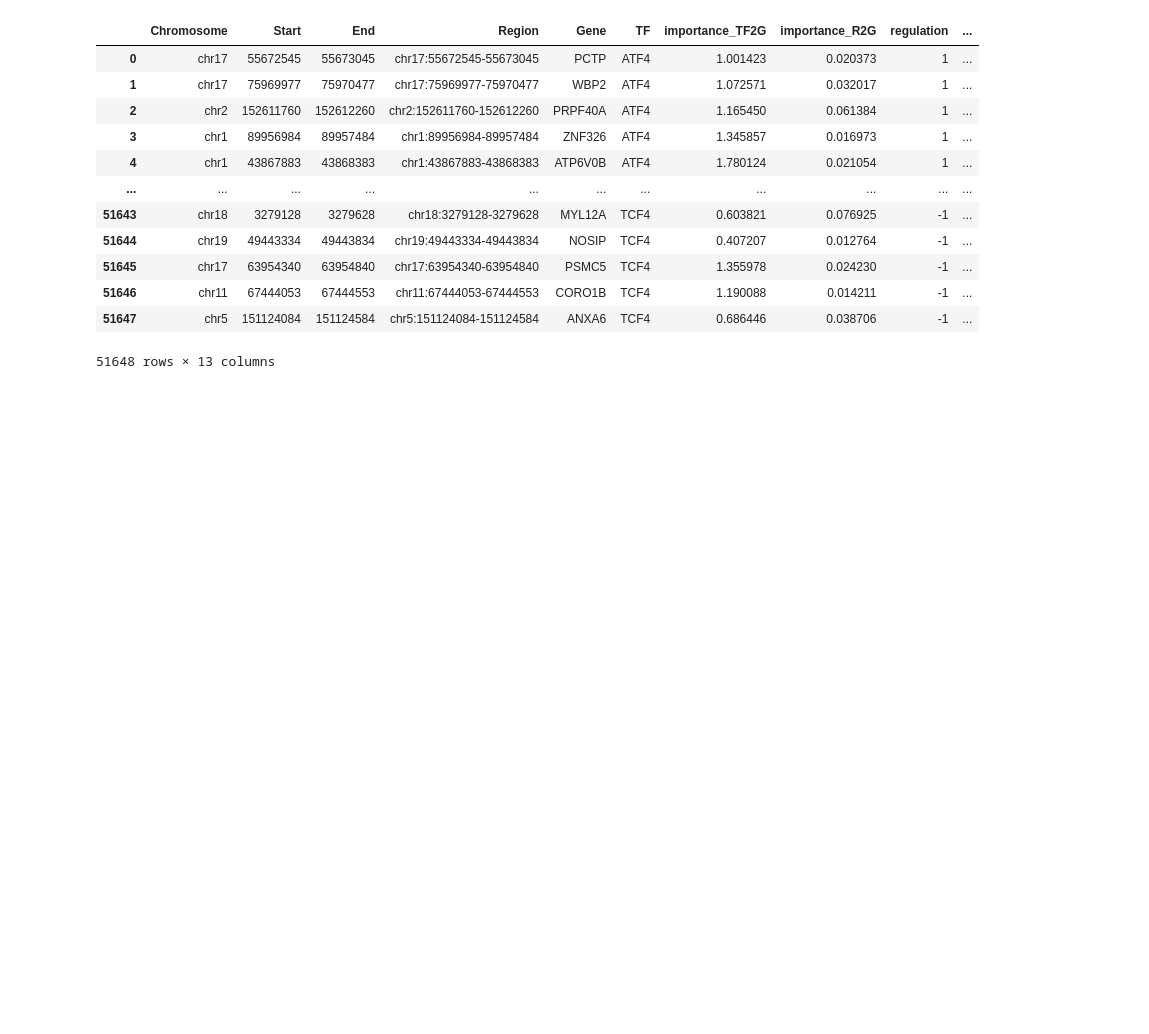
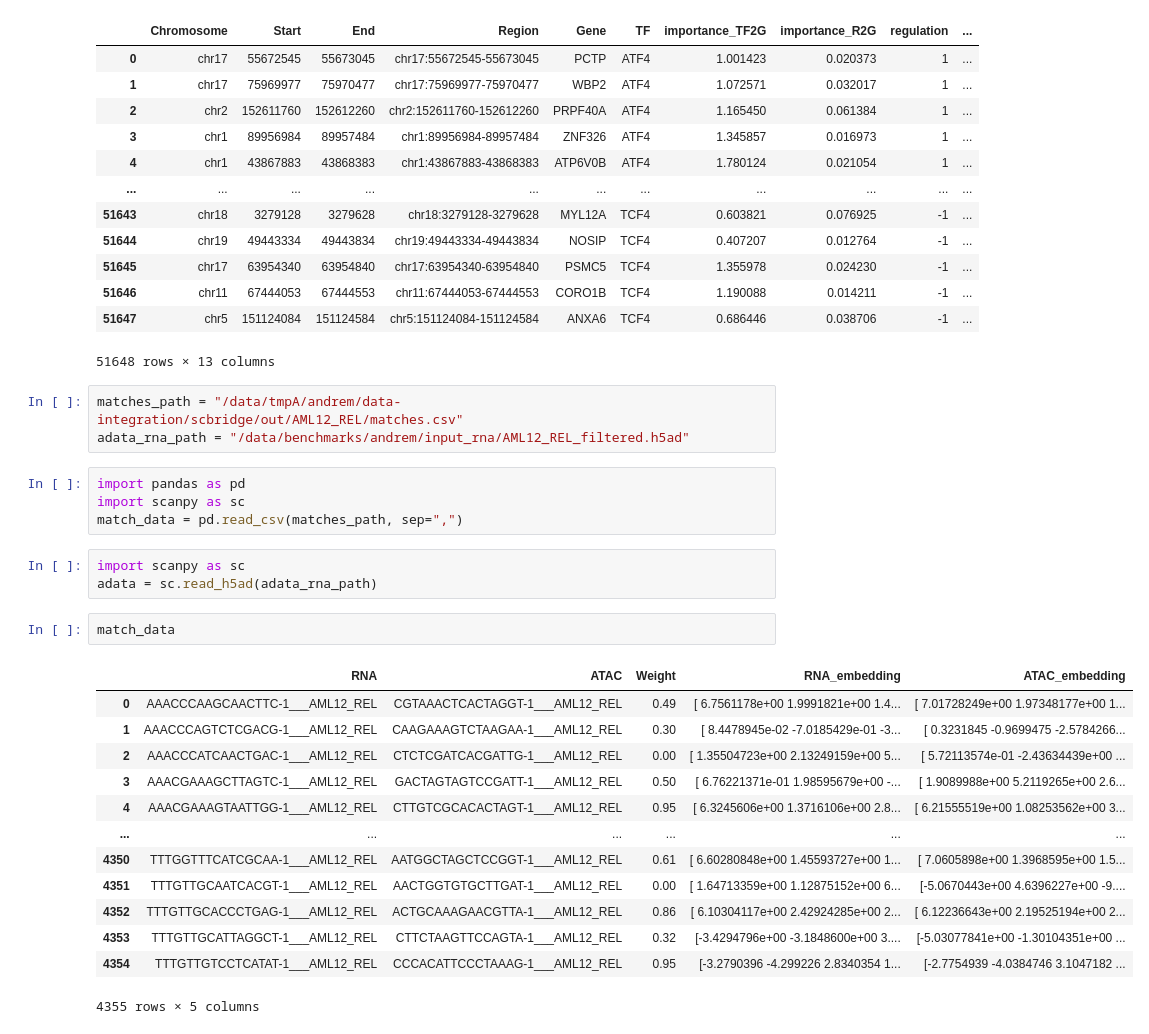
Before and after one commit to Andrew1708/GRN-project, a Jupyter notebook: workflow/notebooks/test_tmp.ipynb, the cells around one changed output. Drawn from its saved outputs; the diff is of its cells as text; blank space fills up the shorter version.

```diff
--- a/workflow/notebooks/test_tmp.ipynb
+++ b/workflow/notebooks/test_tmp.ipynb
@@ -339,3 +339,29 @@ grn_inferred
 | 51646 | chr11 | 67444053 | 67444553 | chr11:67444053-67444553 | CORO1B | TCF4 | 1.190088 | 0.014211 | -1 | ... |
 | 51647 | chr5 | 151124084 | 151124584 | chr5:151124084-151124584 | ANXA6 | TCF4 | 0.686446 | 0.038706 | -1 | ... |
 51648 rows × 13 columns
+# %%
+matches_path = "/data/tmpA/andrem/data-integration/scbridge/out/AML12_REL/matches.csv"
+adata_rna_path = "/data/benchmarks/andrem/input_rna/AML12_REL_filtered.h5ad"
+# %%
+import pandas as pd
+import scanpy as sc
+match_data = pd.read_csv(matches_path, sep=",")
+# %%
+import scanpy as sc
+adata = sc.read_h5ad(adata_rna_path)
+# %%
+match_data
+# %% [output]
+|  | RNA | ATAC | Weight | RNA_embedding | ATAC_embedding |
+| 0 | AAACCCAAGCAACTTC-1___AML12_REL | CGTAAACTCACTAGGT-1___AML12_REL | 0.49 | [ 6.7561178e+00 1.9991821e+00 1.4... | [ 7.01728249e+00 1.97348177e+00 1... |
+| 1 | AAACCCAGTCTCGACG-1___AML12_REL | CAAGAAAGTCTAAGAA-1___AML12_REL | 0.30 | [ 8.4478945e-02 -7.0185429e-01 -3... | [ 0.3231845 -0.9699475 -2.5784266... |
+| 2 | AAACCCATCAACTGAC-1___AML12_REL | CTCTCGATCACGATTG-1___AML12_REL | 0.00 | [ 1.35504723e+00 2.13249159e+00 5... | [ 5.72113574e-01 -2.43634439e+00 ... |
+| 3 | AAACGAAAGCTTAGTC-1___AML12_REL | GACTAGTAGTCCGATT-1___AML12_REL | 0.50 | [ 6.76221371e-01 1.98595679e+00 -... | [ 1.9089988e+00 5.2119265e+00 2.6... |
+| 4 | AAACGAAAGTAATTGG-1___AML12_REL | CTTGTCGCACACTAGT-1___AML12_REL | 0.95 | [ 6.3245606e+00 1.3716106e+00 2.8... | [ 6.21555519e+00 1.08253562e+00 3... |
+| ... | ... | ... | ... | ... | ... |
+| 4350 | TTTGGTTTCATCGCAA-1___AML12_REL | AATGGCTAGCTCCGGT-1___AML12_REL | 0.61 | [ 6.60280848e+00 1.45593727e+00 1... | [ 7.0605898e+00 1.3968595e+00 1.5... |
+| 4351 | TTTGTTGCAATCACGT-1___AML12_REL | AACTGGTGTGCTTGAT-1___AML12_REL | 0.00 | [ 1.64713359e+00 1.12875152e+00 6... | [-5.0670443e+00 4.6396227e+00 -9.... |
+| 4352 | TTTGTTGCACCCTGAG-1___AML12_REL | ACTGCAAAGAACGTTA-1___AML12_REL | 0.86 | [ 6.10304117e+00 2.42924285e+00 2... | [ 6.12236643e+00 2.19525194e+00 2... |
+| 4353 | TTTGTTGCATTAGGCT-1___AML12_REL | CTTCTAAGTTCCAGTA-1___AML12_REL | 0.32 | [-3.4294796e+00 -3.1848600e+00 3.... | [-5.03077841e+00 -1.30104351e+00 ... |
+| 4354 | TTTGTTGTCCTCATAT-1___AML12_REL | CCCACATTCCCTAAAG-1___AML12_REL | 0.95 | [-3.2790396 -4.299226 2.8340354 1... | [-2.7754939 -4.0384746 3.1047182 ... |
+4355 rows × 5 columns
```
Also changed, not shown: parts of 24 cells of this notebook, 35 other files.
